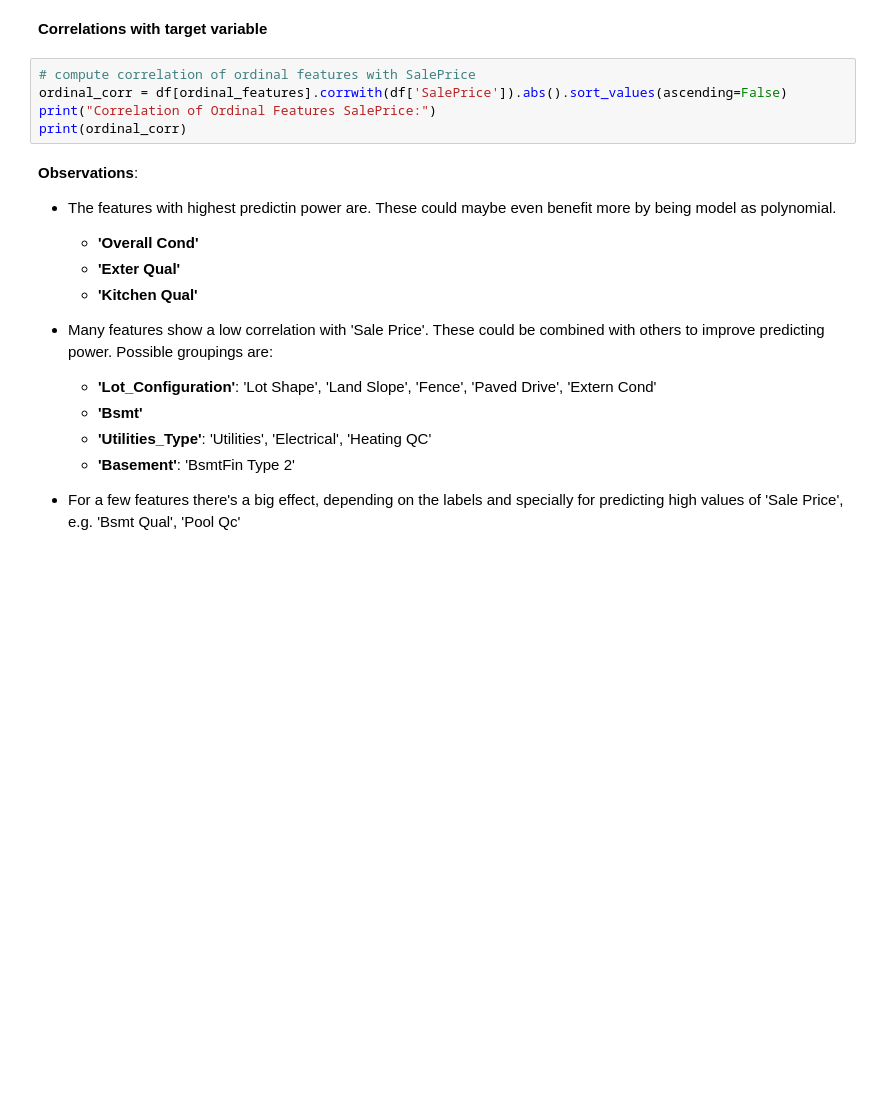
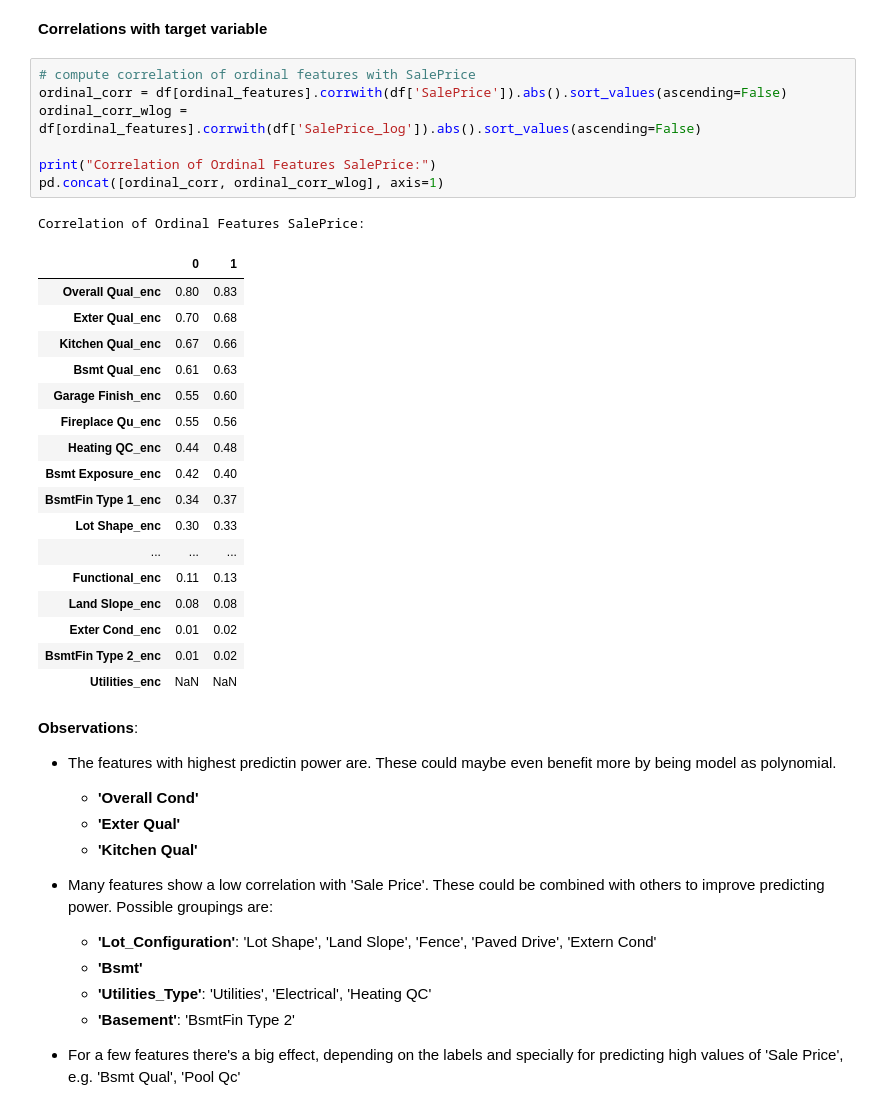
Before and after one commit to miguelfaf10/epfl_extension_school, a Jupyter notebook: 3_machine-learning-I_project/house-prices/house-prices-solution.ipynb, the cells around one changed output. Cells and saved outputs as stored; diff of their text form; blank space fills up the shorter version.

```diff
--- a/3_machine-learning-I_project/house-prices/house-prices-solution.ipynb
+++ b/3_machine-learning-I_project/house-prices/house-prices-solution.ipynb
@@ -556,8 +579,29 @@ __Correlations with target variable__
 # %%
 # compute correlation of ordinal features with SalePrice
 ordinal_corr = df[ordinal_features].corrwith(df['SalePrice']).abs().sort_values(ascending=False)
+ordinal_corr_wlog = df[ordinal_features].corrwith(df['SalePrice_log']).abs().sort_values(ascending=False)
+
 print("Correlation of Ordinal Features SalePrice:")
-print(ordinal_corr)
+pd.concat([ordinal_corr, ordinal_corr_wlog], axis=1)
+# %% [output]
+Correlation of Ordinal Features SalePrice:
+|  | 0 | 1 |
+| Overall Qual_enc | 0.80 | 0.83 |
+| Exter Qual_enc | 0.70 | 0.68 |
+| Kitchen Qual_enc | 0.67 | 0.66 |
+| Bsmt Qual_enc | 0.61 | 0.63 |
+| Garage Finish_enc | 0.55 | 0.60 |
+| Fireplace Qu_enc | 0.55 | 0.56 |
+| Heating QC_enc | 0.44 | 0.48 |
+| Bsmt Exposure_enc | 0.42 | 0.40 |
+| BsmtFin Type 1_enc | 0.34 | 0.37 |
+| Lot Shape_enc | 0.30 | 0.33 |
+| ... | ... | ... |
+| Functional_enc | 0.11 | 0.13 |
+| Land Slope_enc | 0.08 | 0.08 |
+| Exter Cond_enc | 0.01 | 0.02 |
+| BsmtFin Type 2_enc | 0.01 | 0.02 |
+| Utilities_enc | NaN | NaN |
 # %% [markdown]
 __Observations__:
 - The features with highest predictin power are. These could maybe even benefit more by being model as polynomial.
```
Also changed, not shown: parts of 11 cells of this notebook.
